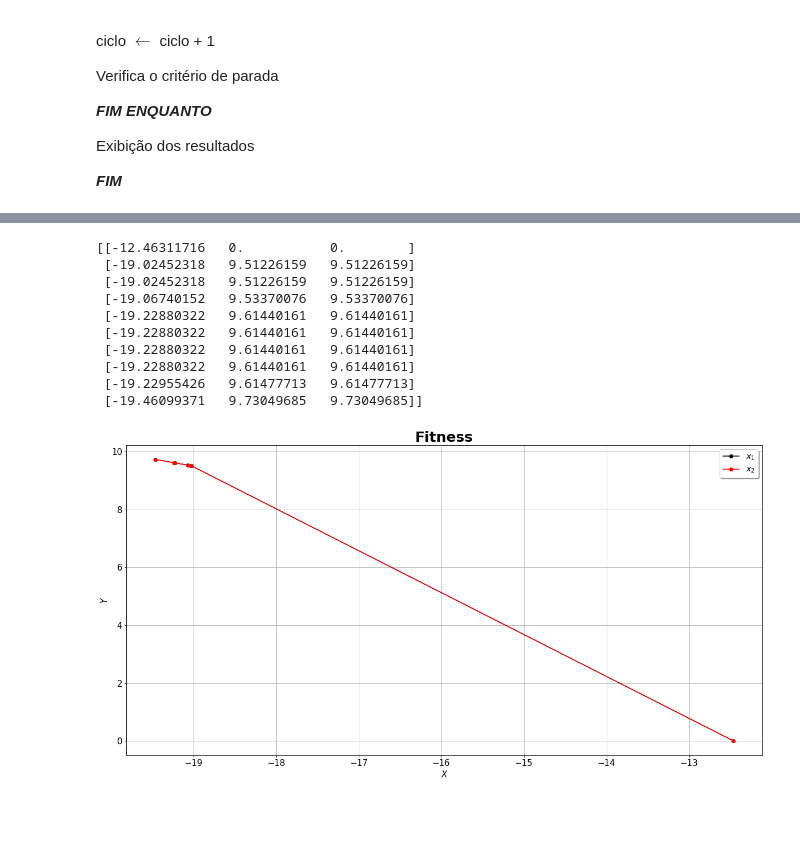
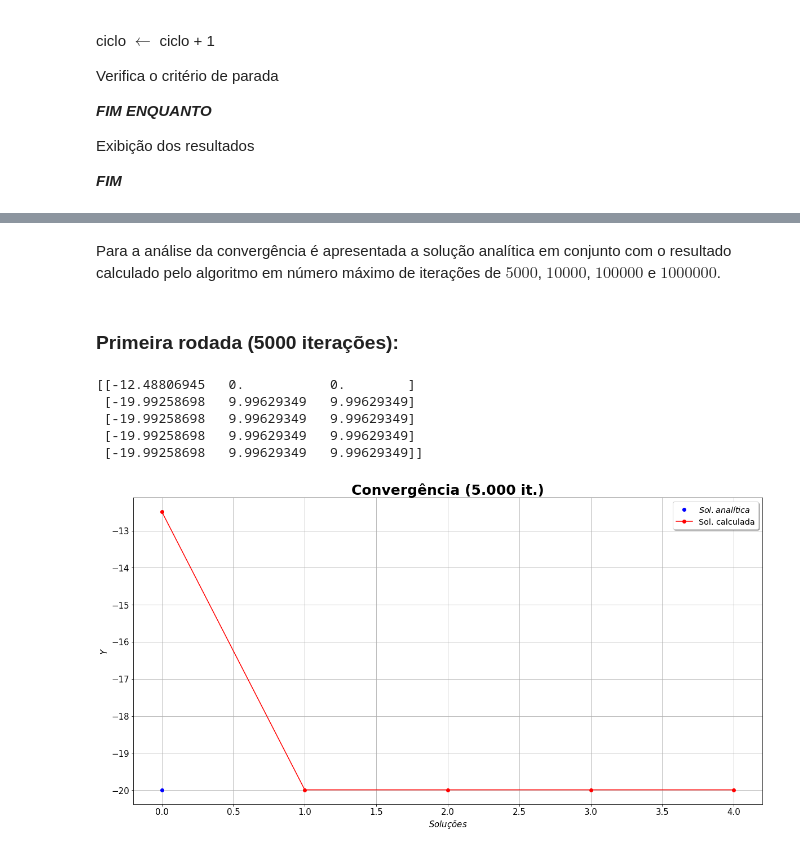
Before and after one commit to VictorCarreira/Disciplina-metodos-randomicos, a Jupyter notebook: BuscaHarmonica/Busca Harmonica.ipynb, the cells around one changed output, grey strips where cells are left out. Saved outputs shown, nothing was run; the diff lists cells and outputs as text; code cells hidden in the pictures; blank space fills up the shorter version.

```diff
--- a/BuscaHarmonica/Busca Harmonica.ipynb
+++ b/BuscaHarmonica/Busca Harmonica.ipynb
@@ -25,3 +29,11 @@ A harmonia musical corresponde a um vetor de soluções em uma determinada itera
  A estética da audiência corresponde a função objetivo que se quer minimizar.
 # %% [markdown]
 Assim como um músico melhora a sua harmonia musical com o tempo o vetor de soluções é melhorado após cada iteração.
+# %%
+monograma = io.imread( "Images/The-HS-algorithm-concept.png")
+py.rcParams['figure.figsize'] = (20.0, 10.0)
+#plt.title("monograma (figura 1)")
+fig = plt.imshow(monograma)
+fig.axes.get_xaxis().set_visible(False)
+fig.axes.get_yaxis().set_visible(False)
+plt.show()
@@ -120,14 +136,13 @@ Exibição dos resultados
+# %% [markdown]
+Para a análise da convergência é apresentada a solução analítica em conjunto com o resultado calculado pelo algoritmo em número máximo de iterações de $5000$, $10000$, $100000$ e $1000000$.
+# %% [markdown]
+### Primeira rodada (5000 iterações):
 # %%
-fit=np.loadtxt('ajuste.txt')
-print(fit)
+fit5000=np.loadtxt('5000IT.txt')
+print(fit5000)
 # %% [output]
-[[-12.46311716   0.           0.        ]
- [-19.02452318   9.51226159   9.51226159]
- [-19.02452318   9.51226159   9.51226159]
- [-19.06740152   9.53370076   9.53370076]
- [-19.22880322   9.61440161   9.61440161]
- [-19.22880322   9.61440161   9.61440161]
- [-19.22880322   9.61440161   9.61440161]
- [-19.22880322   9.61440161   9.61440161]
- [-19.22955426   9.61477713   9.61477713]
- [-19.46099371   9.73049685   9.73049685]]
+[[-12.48806945   0.           0.        ]
+ [-19.99258698   9.99629349   9.99629349]
+ [-19.99258698   9.99629349   9.99629349]
+ [-19.99258698   9.99629349   9.99629349]
+ [-19.99258698   9.99629349   9.99629349]]
@@ -138,21 +149,20 @@ z=fit[:,2]
+# %%
+y=fit5000[:,0]
+x1=fit5000[1]
+x2=fit5000[2]
+sol=-20.0
 # %%
 py.rcParams['figure.figsize'] = (20.0, 10.0)#Redimensiona a figura
-
-plt.plot( x, y, 'ko-',label="$x_{1}$")
-plt.plot( x, z, 'ro-',label="$x_{2}$")
-
-
+plt.plot( sol,'bo',label="$Sol. analítica$")
+plt.plot( y, '-ro',label="Sol. calculada")
 legend = plt.legend(loc='upper right', shadow=True, fontsize='x-large')
-
-plt.title("Fitness", fontweight='bold', fontsize=25)
+plt.title("Convergência (5.000 it.)", fontweight='bold', fontsize=25)
 plt.tick_params(axis='both', labelsize=15)
-
-
 plt.grid(True)
-plt.xlabel("$X$", fontsize=15)
+plt.xlabel("$Soluções$", fontsize=15)
 plt.ylabel("$Y$", fontsize=15)
-plt.savefig('Ajuste.png')
+plt.savefig('FIT5000.png')
 plt.show()
 plt.close()
 # %% [output]
-[figure, old version]
+[figure, new version]
```
Also changed, not shown: parts of 36 cells of this notebook, 24 other files.
